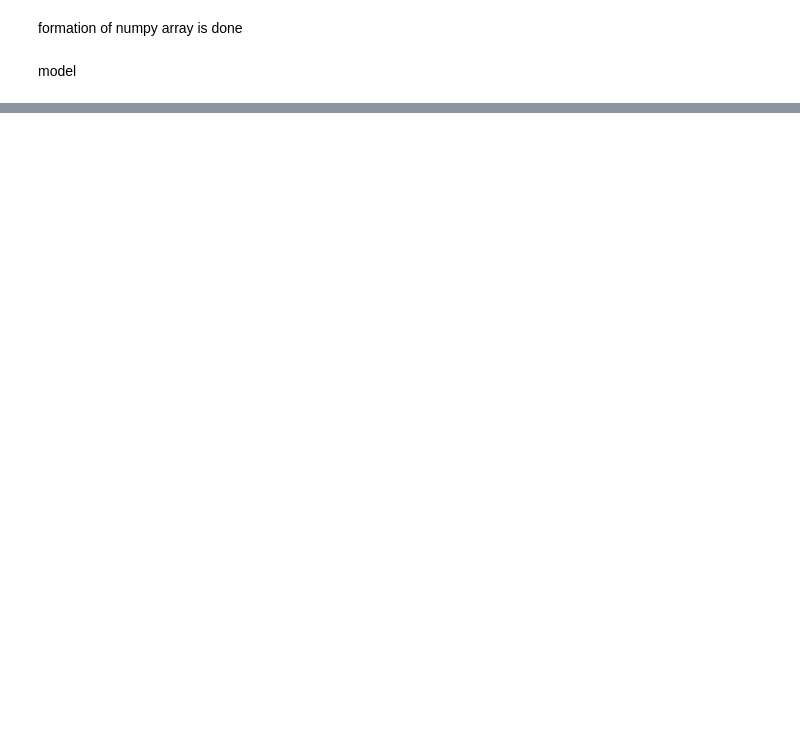
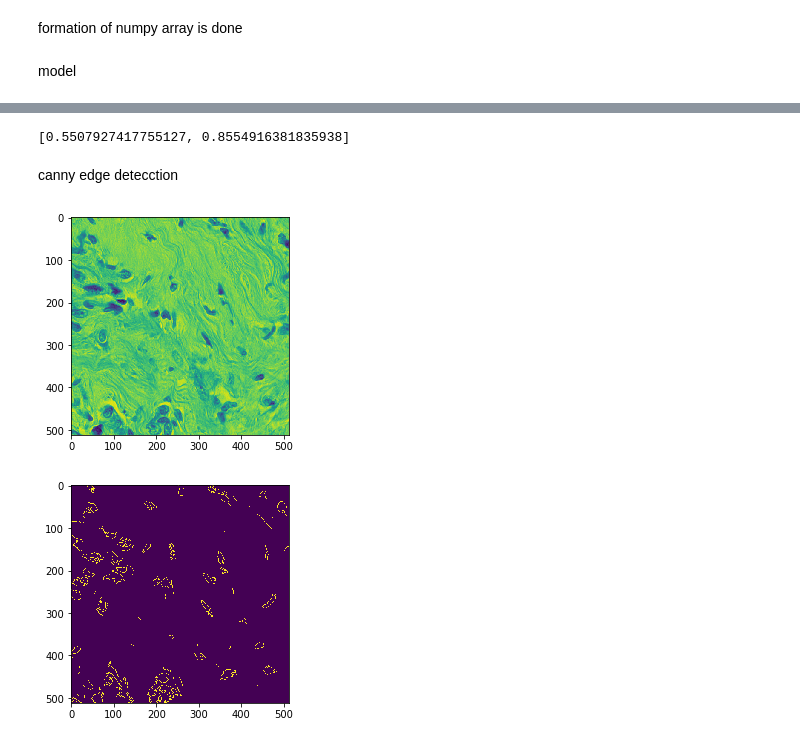
Before and after one commit to abhiram-gorla/UNET--Nuclei-Segmentation-for-Histopathology-images, a Jupyter notebook: UNET_Nuclei_Segmentation_for_Histopathology_images_.ipynb, the cells around one changed output, grey strips where cells are left out. Drawn from its saved outputs; the diff is of its cells as text; code cells hidden in the pictures; blank space fills up the shorter version.

```diff
--- a/UNET_Nuclei_Segmentation_for_Histopathology_images_.ipynb
+++ b/UNET_Nuclei_Segmentation_for_Histopathology_images_.ipynb
@@ -190,0 +244,4 @@ os.getcwd()
+# %%
+print(loss)
+# %% [output]
+[0.5507927417755127, 0.8554916381835938]
@@ -190,0 +250,12 @@ os.getcwd()
+# %% [markdown]
+canny edge detecction
+# %%
+img=np.reshape(data_test[0],(512,512))
+e=cv2.Canny(img,100,250)
+plt.imshow(img)
+plt.show()
+plt.imshow(e)
+plt.show()
+# %% [output]
+[figure, added]
+[figure, added]
```
Also changed, not shown: parts of 18 cells of this notebook.
